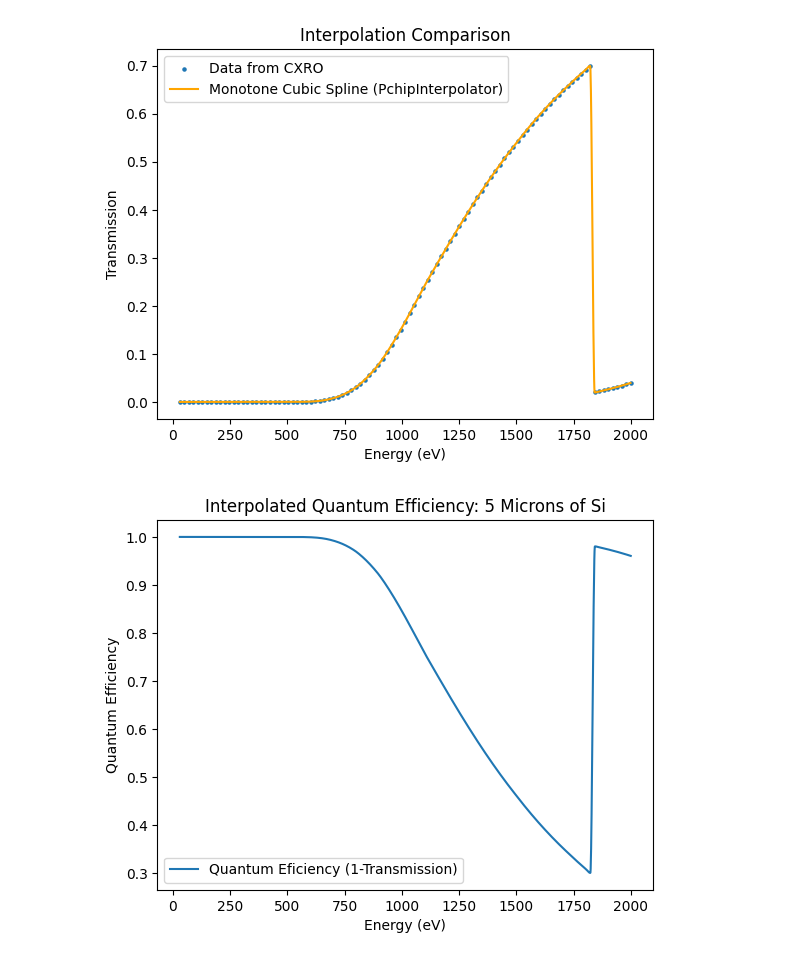
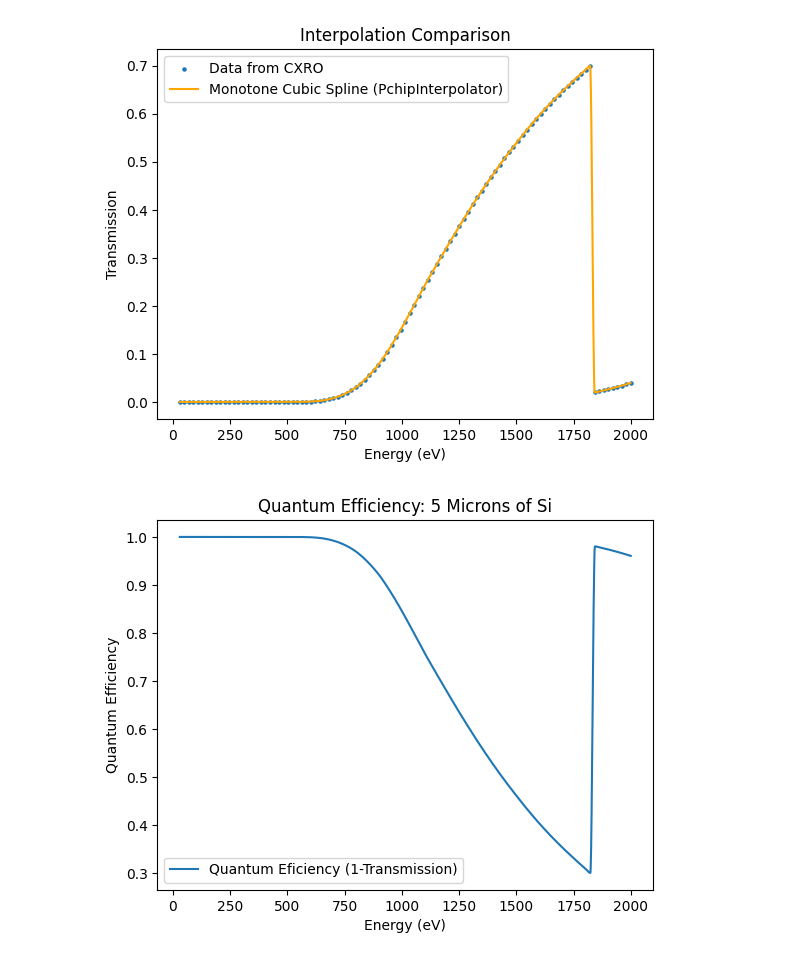
Before and after one commit to Cbantz/cxro_transmission_modelling, a Jupyter notebook: CXRO_Access_test_and_interpolation.ipynb, the cells around one changed output. Drawn from its saved outputs; the diff is of its cells as text; code cells hidden in the pictures.

Commit message:
Changed QE graph title

```diff
--- a/CXRO_Access_test_and_interpolation.ipynb
+++ b/CXRO_Access_test_and_interpolation.ipynb
@@ -25,10 +23,10 @@ plt.show()
 [figure]
 # %%
 plt.plot(test_range, 1 - interpolated_transmission(test_range), label="Quantum Eficiency (1-Transmission)")
-plt.title("interpolated_transmission Quantum Efficiency: 5 Microns of Si")
+plt.title("Quantum Efficiency: 5 Microns of Si")
 plt.xlabel("Energy (eV)")
 plt.ylabel("Quantum Efficiency")
 plt.legend()
 plt.show()
 # %% [output]
-[figure, old version]
+[figure, new version]
```
Also changed, not shown: parts of 1 cell of this notebook.
